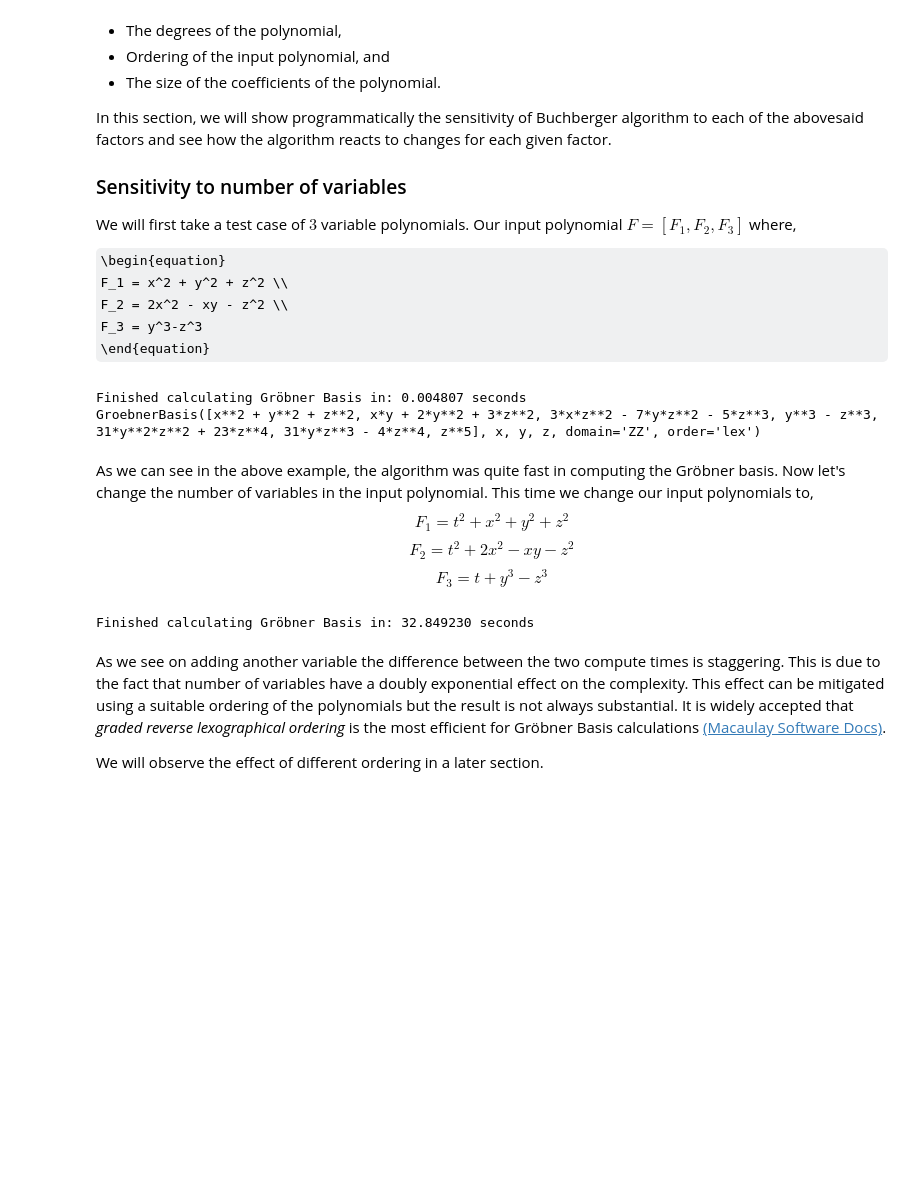
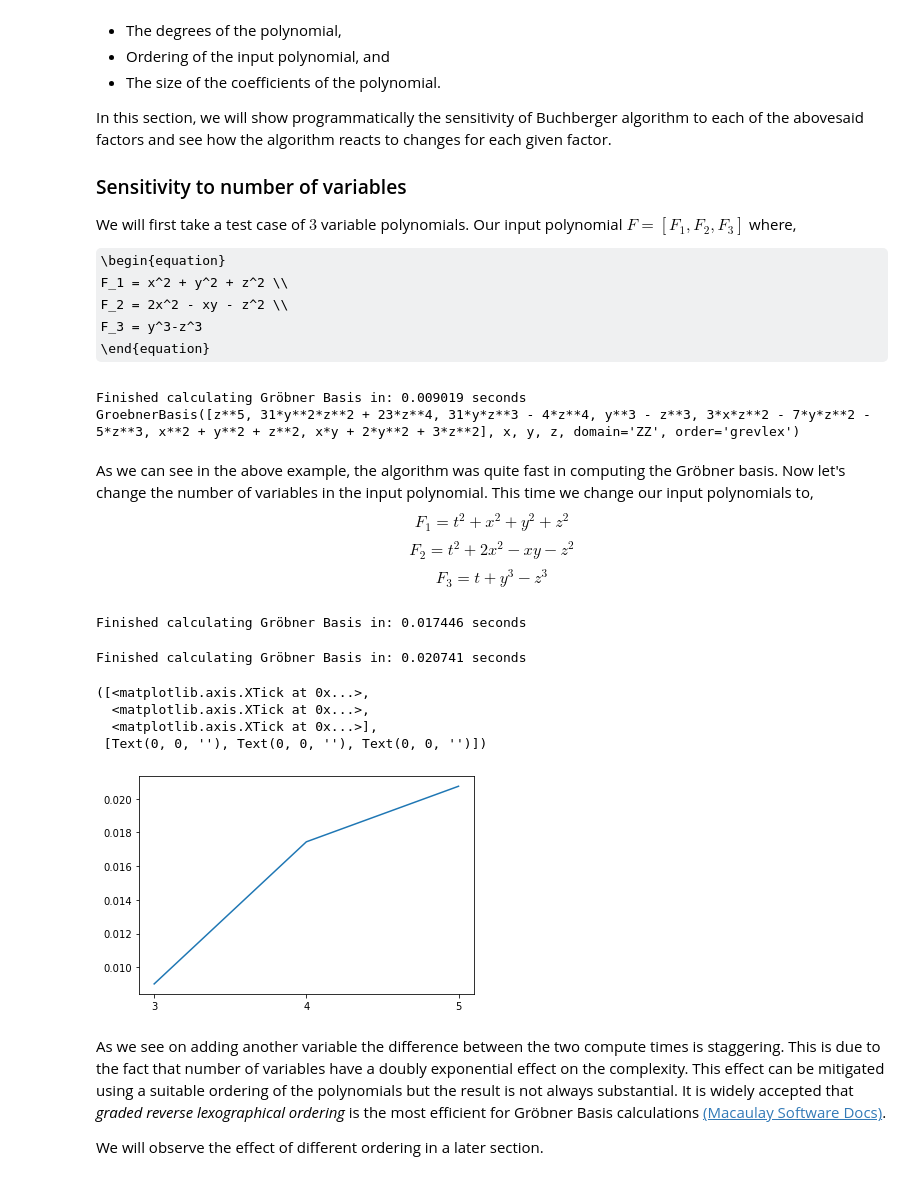
Before and after one commit to WSU-Data-Science/report-on-assignment-topic-2-dasingh92, a Jupyter notebook: grobner_basis.ipynb, the cells around one changed output. Drawn from its saved outputs; the diff is of its cells as text; code cells hidden in the pictures; some formulas as TeX source; blank space fills up the shorter version.

```diff
--- a/grobner_basis.ipynb
+++ b/grobner_basis.ipynb
@@ -61,14 +61,14 @@ F = [F1, F2, F3] = [x**2 + y**2+ z**2, 2*x**2 - x*y - z**2, y**3 - z**3]
 # print(F1,F2)
 
 tic = time.perf_counter()
-result = sp.groebner(F, order='lex')
+result = sp.groebner(F,  order='grevlex', method = "f5b")
 toc = time.perf_counter()
 print(f"Finished calculating Gröbner Basis in: {toc-tic:0.6f} seconds")
 print(result)
 times.append(toc-tic)
 # %% [output]
-Finished calculating Gröbner Basis in: 0.004807 seconds
-GroebnerBasis([x**2 + y**2 + z**2, x*y + 2*y**2 + 3*z**2, 3*x*z**2 - 7*y*z**2 - 5*z**3, y**3 - z**3, 31*y**2*z**2 + 23*z**4, 31*y*z**3 - 4*z**4, z**5], x, y, z, domain='ZZ', order='lex')
+Finished calculating Gröbner Basis in: 0.009019 seconds
+GroebnerBasis([z**5, 31*y**2*z**2 + 23*z**4, 31*y*z**3 - 4*z**4, y**3 - z**3, 3*x*z**2 - 7*y*z**2 - 5*z**3, x**2 + y**2 + z**2, x*y + 2*y**2 + 3*z**2], x, y, z, domain='ZZ', order='grevlex')
 # %% [markdown]
 As we can see in the above example, the algorithm was quite fast in computing the Gröbner basis. Now let's change the number of variables in the input polynomial. This time we change our input polynomials to,
 $$ F_1 = t^2 + x^2 + y^2 + z^2 $$
@@ -77,12 +77,30 @@ $$ F_3 = t + y^3-z^3$$
 # %%
 F = [F1, F2, F3] = [t**2+ x**2 + y**2+ z**2,t**2 + 2*x**2 - x*y - z**2, t + y**3 - z**3]
 tic = time.perf_counter()
-result = sp.groebner(F, order='lex')
+result = sp.groebner(F,  order='grevlex', method = "f5b")
 toc = time.perf_counter()
 print(f"Finished calculating Gröbner Basis in: {toc-tic:0.6f} seconds")
 times.append(toc-tic)
 # %% [output]
-Finished calculating Gröbner Basis in: 32.849230 seconds
+Finished calculating Gröbner Basis in: 0.017446 seconds
+# %%
+F = [F1, F2, F3] = [p**4*t**2+ x**2 + y**2+ z**2, p*t**2 + 2*x**2 - x*y - z**2, p**3 + t + y**3 - z**3]
+tic = time.perf_counter()
+result = sp.groebner(F, order='grevlex', method = "f5b")
+toc = time.perf_counter()
+print(f"Finished calculating Gröbner Basis in: {toc-tic:0.6f} seconds")
+times.append(toc-tic)
+# %% [output]
+Finished calculating Gröbner Basis in: 0.020741 seconds
+# %%
+plt.plot(np.arange(3,6,1), times)
+plt.xticks(np.arange(3,6,1))
+# %% [output]
+([<matplotlib.axis.XTick at 0x...>,
+  <matplotlib.axis.XTick at 0x...>,
+  <matplotlib.axis.XTick at 0x...>],
+ [Text(0, 0, ''), Text(0, 0, ''), Text(0, 0, '')])
+[figure, added]
 # %% [markdown]
 As we see on adding another variable the difference between the two compute times is staggering. This is due to the fact that number of variables have a doubly exponential effect on the complexity. This effect can be mitigated using a suitable ordering of the polynomials but the result is not always substantial. It is widely accepted that *graded reverse lexographical ordering* is the most efficient for Gröbner Basis calculations <a id="ref-4" href="#cite-MACAULAY2">(Macaulay Software Docs)</a>.
 
```
Also changed, not shown: parts of 32 cells of this notebook.
